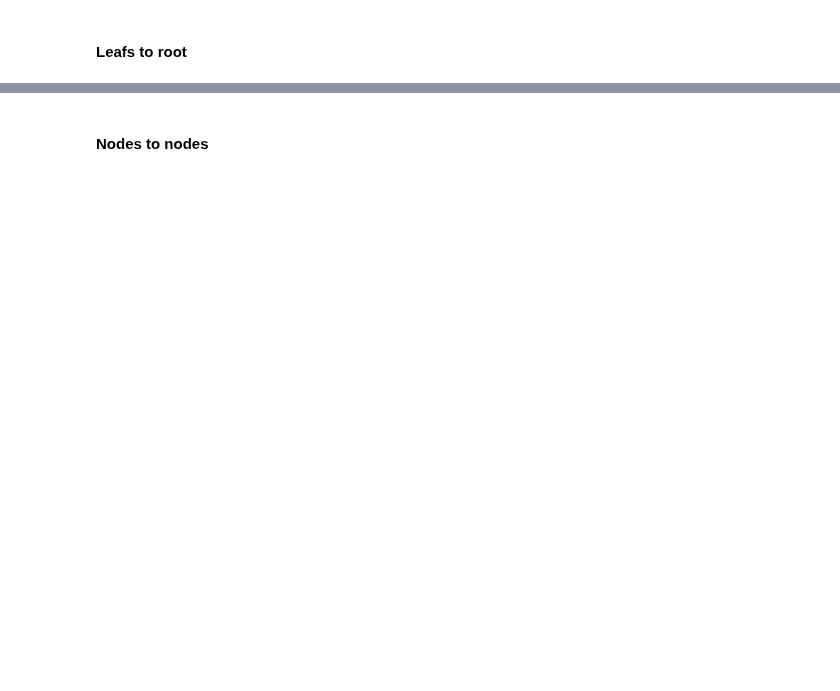
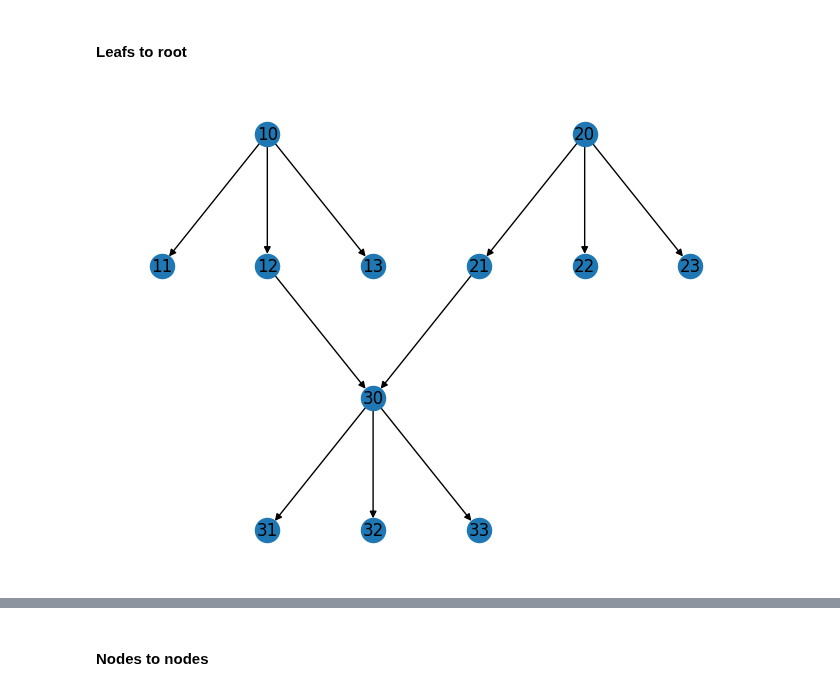
Before and after one commit to EchuCompa/pasantia-BICC, a Jupyter notebook: countingToposortsPolytrees.ipynb, the cells around one changed output, grey strips where cells are left out. Saved outputs shown, nothing was run; the diff lists cells and outputs as text; code cells hidden in the pictures; blank space fills up the shorter version.

```diff
--- a/countingToposortsPolytrees.ipynb
+++ b/countingToposortsPolytrees.ipynb
@@ -76,2 +109,20 @@ middleTree = pathToLeaf(treeTest, 0)
 # %% [markdown]
 #### Leafs to root
+# %%
+numLevels = 2
+branchingFactor = 3
+
+leftTree = balancedTree(numLevels, branchingFactor)
+rigthTree = balancedTree(numLevels, branchingFactor)
+middleTree = balancedTree(numLevels, branchingFactor)
+
+union = nx.union(leftTree, rigthTree, rename=('1', '2'))
+union = nx.union(union, middleTree, rename=('', '3'))
+
+#Connect the trees to the middle one
+union.add_edge('12', '30')
+union.add_edge('21', '30')
+drawGraph(union)
+tst.test_allPolyTopos(union)
+# %% [output]
+[figure, added]
```
Also changed, not shown: parts of 20 cells of this notebook, 23 other files.
